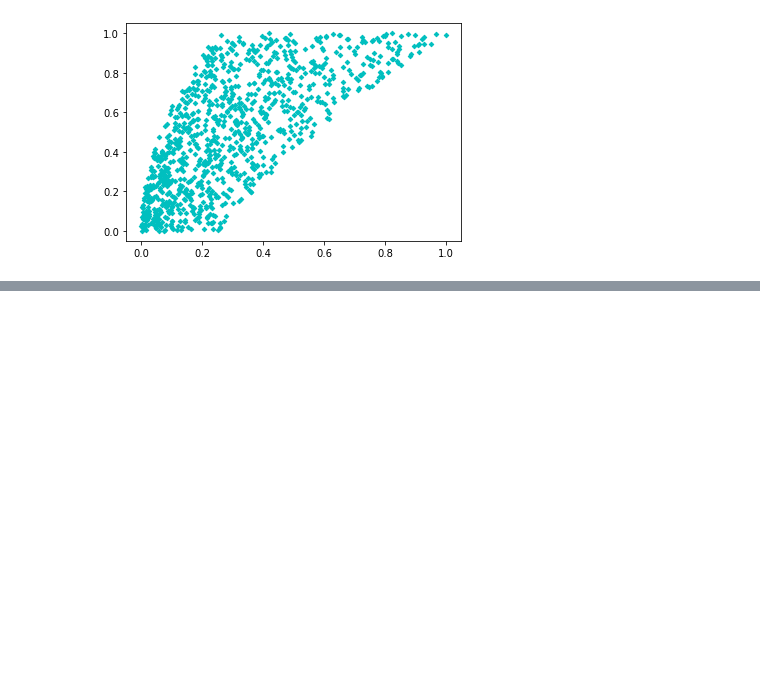
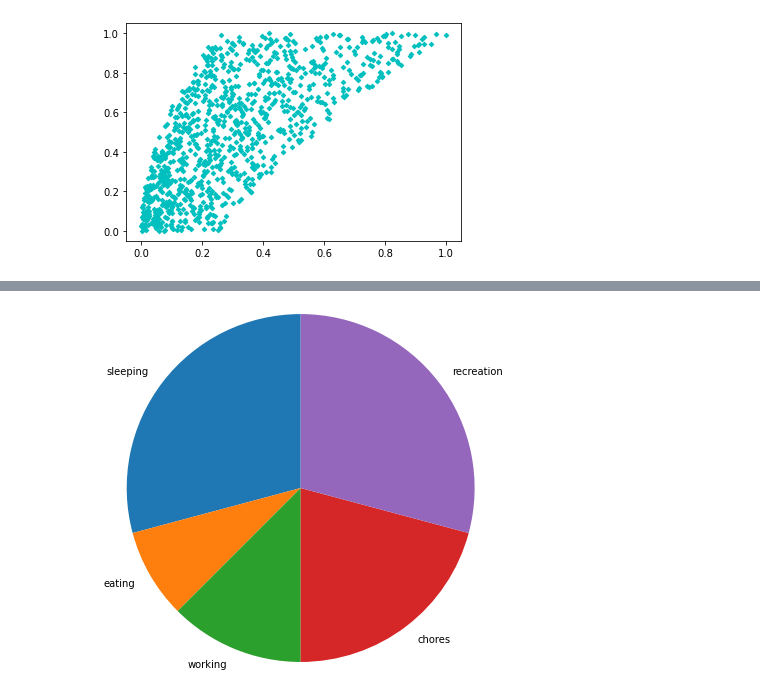
Before and after one commit to Sreekanthrshekar/personal_projects, a Jupyter notebook: Matplotlib.ipynb, the cells around one changed output, grey strips where cells are left out. Drawn from its saved outputs; the diff is of its cells as text; code cells hidden in the pictures; blank space fills up the shorter version.

```diff
--- a/Matplotlib.ipynb
+++ b/Matplotlib.ipynb
@@ -213,0 +238,7 @@ plt.show()
+# %%
+x=[7,2,3,5,7]
+activities =['sleeping',"eating","working","chores","recreation"]
+plt.pie(x, labels = activities,startangle =90,radius =2) # changed the size of pie chart, default =1
+plt.show()
+# %% [output]
+[figure, added]
```
Also changed, not shown: parts of 9 cells of this notebook.
